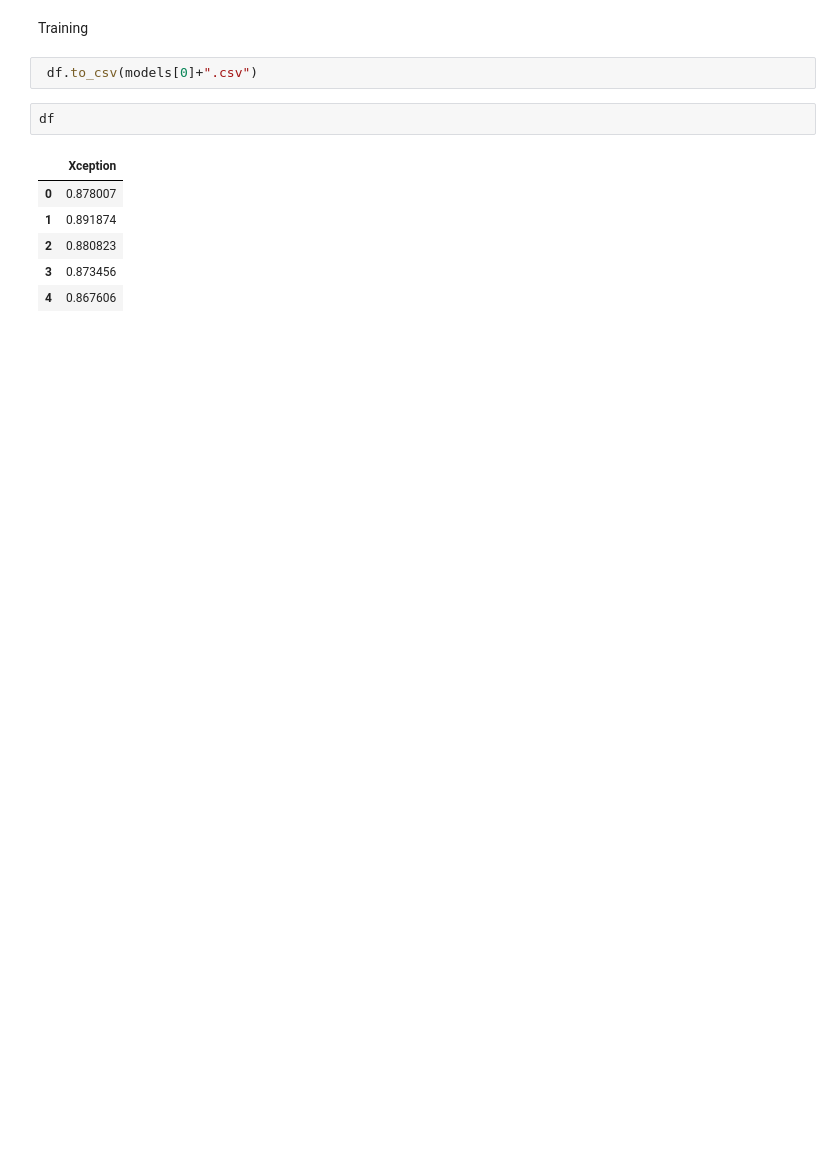
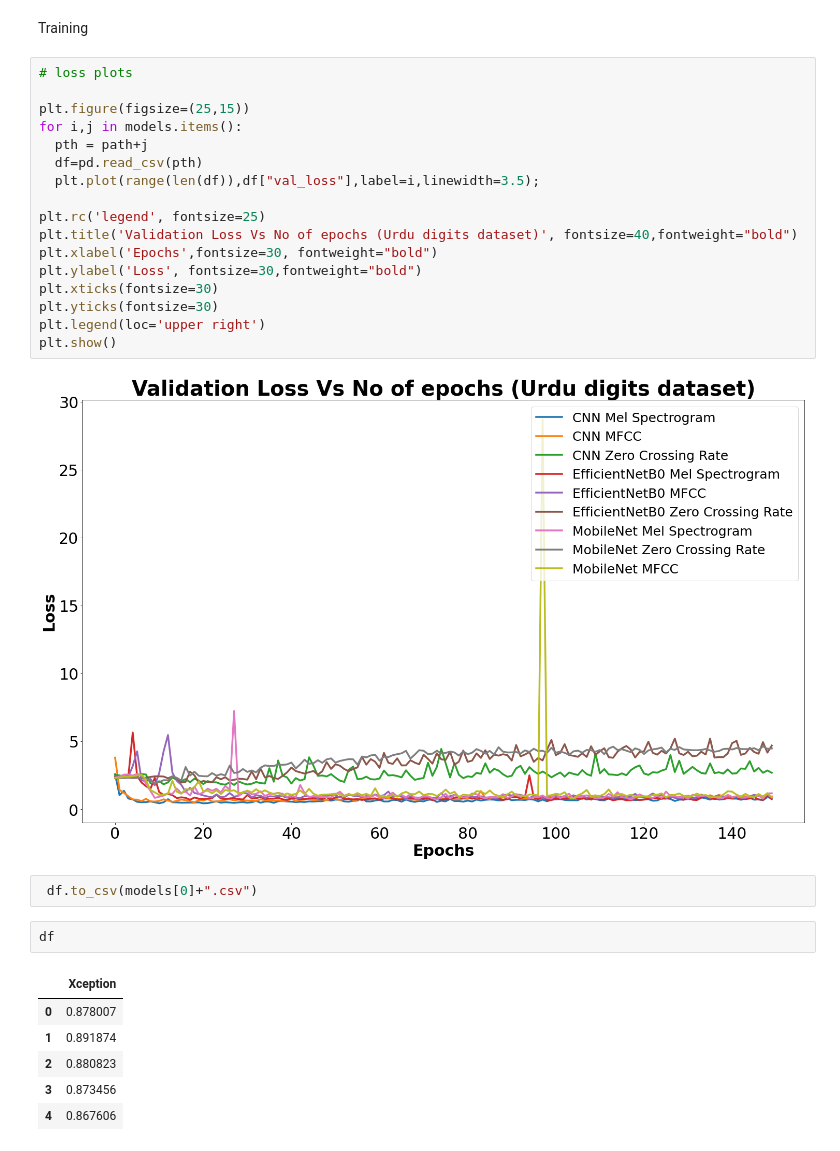
Before and after one commit to turab45/Investigating-Multi-Feature-Selection-and-Ensembling-for-Audio-Classification, a Jupyter notebook: Our_Experiments.ipynb, the cells around one changed output. Saved outputs shown, nothing was run; the diff lists cells and outputs as text; blank space fills up the shorter version.

```diff
--- a/Our_Experiments.ipynb
+++ b/Our_Experiments.ipynb
@@ -426,5 +468,24 @@ plt.savefig("accuracy.png",transparent=True ,dpi=250)
 # %% [markdown]
 Training
+# %%
+# loss plots
+
+plt.figure(figsize=(25,15))
+for i,j in models.items():
+  pth = path+j
+  df=pd.read_csv(pth)
+  plt.plot(range(len(df)),df["val_loss"],label=i,linewidth=3.5);
+
+plt.rc('legend', fontsize=25)
+plt.title('Validation Loss Vs No of epochs (Urdu digits dataset)', fontsize=40,fontweight="bold")
+plt.xlabel('Epochs',fontsize=30, fontweight="bold")
+plt.ylabel('Loss', fontsize=30,fontweight="bold")
+plt.xticks(fontsize=30)
+plt.yticks(fontsize=30)
+plt.legend(loc='upper right')
+plt.show()
+# %% [output]
+[figure, added]
 # %%
  df.to_csv(models[0]+".csv")
 # %%
```
Also changed, not shown: parts of 8 cells of this notebook, 1 other file.
